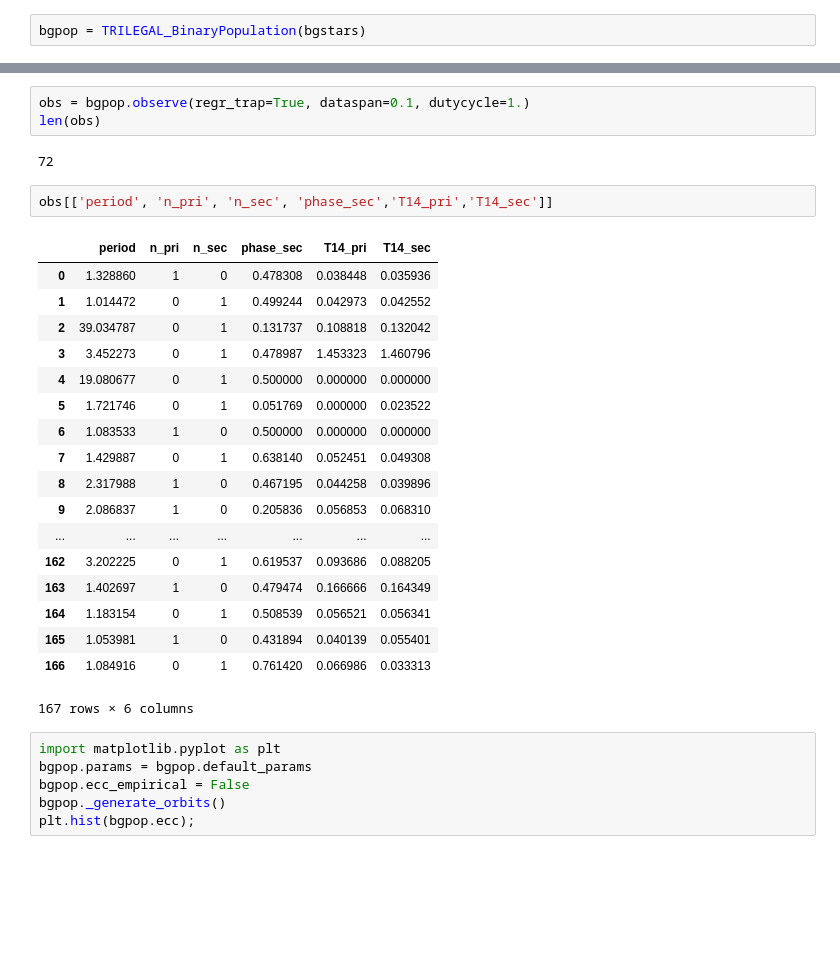
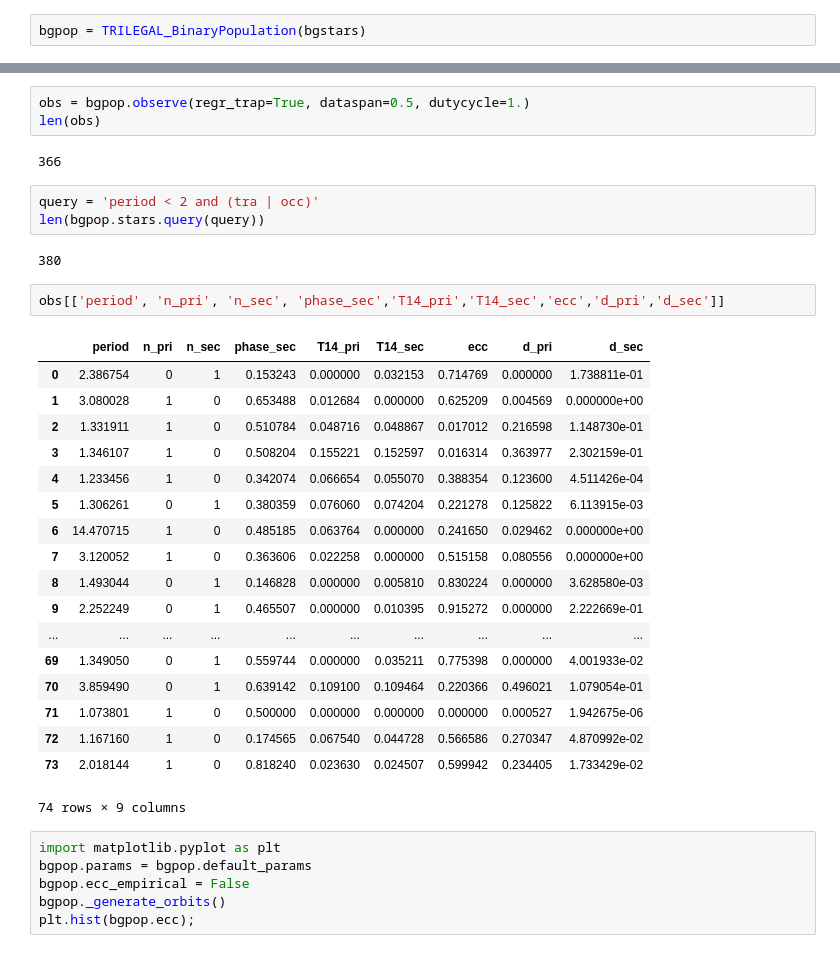
Before and after one commit to timothydmorton/exosyspop, a Jupyter notebook: Exploration.ipynb, the cells around one changed output, grey strips where cells are left out. Drawn from its saved outputs; the diff is of its cells as text; blank space fills up the shorter version.

```diff
--- a/Exploration.ipynb
+++ b/Exploration.ipynb
@@ -525,29 +525,34 @@ Slope trained: R2=0.984384684944
 # %%
-obs = bgpop.observe(regr_trap=True, dataspan=0.1, dutycycle=1.)
+obs = bgpop.observe(regr_trap=True, dataspan=0.5, dutycycle=1.)
 len(obs)
 # %% [output]
-72
+366
+# %%
+query = 'period < 2 and (tra | occ)'
+len(bgpop.stars.query(query))
+# %% [output]
+380
 # %%
-obs[['period', 'n_pri', 'n_sec', 'phase_sec','T14_pri','T14_sec']]
+obs[['period', 'n_pri', 'n_sec', 'phase_sec','T14_pri','T14_sec','ecc','d_pri','d_sec']]
 # %% [output]
-|  | period | n_pri | n_sec | phase_sec | T14_pri | T14_sec |
-| 0 | 1.328860 | 1 | 0 | 0.478308 | 0.038448 | 0.035936 |
-| 1 | 1.014472 | 0 | 1 | 0.499244 | 0.042973 | 0.042552 |
-| 2 | 39.034787 | 0 | 1 | 0.131737 | 0.108818 | 0.132042 |
-| 3 | 3.452273 | 0 | 1 | 0.478987 | 1.453323 | 1.460796 |
-| 4 | 19.080677 | 0 | 1 | 0.500000 | 0.000000 | 0.000000 |
-| 5 | 1.721746 | 0 | 1 | 0.051769 | 0.000000 | 0.023522 |
-| 6 | 1.083533 | 1 | 0 | 0.500000 | 0.000000 | 0.000000 |
-| 7 | 1.429887 | 0 | 1 | 0.638140 | 0.052451 | 0.049308 |
-| 8 | 2.317988 | 1 | 0 | 0.467195 | 0.044258 | 0.039896 |
-| 9 | 2.086837 | 1 | 0 | 0.205836 | 0.056853 | 0.068310 |
-| ... | ... | ... | ... | ... | ... | ... |
-| 162 | 3.202225 | 0 | 1 | 0.619537 | 0.093686 | 0.088205 |
-| 163 | 1.402697 | 1 | 0 | 0.479474 | 0.166666 | 0.164349 |
-| 164 | 1.183154 | 0 | 1 | 0.508539 | 0.056521 | 0.056341 |
-| 165 | 1.053981 | 1 | 0 | 0.431894 | 0.040139 | 0.055401 |
-| 166 | 1.084916 | 0 | 1 | 0.761420 | 0.066986 | 0.033313 |
+|  | period | n_pri | n_sec | phase_sec | T14_pri | T14_sec | ecc | d_pri | d_sec |
+| 0 | 2.386754 | 0 | 1 | 0.153243 | 0.000000 | 0.032153 | 0.714769 | 0.000000 | 1.738811e-01 |
+| 1 | 3.080028 | 1 | 0 | 0.653488 | 0.012684 | 0.000000 | 0.625209 | 0.004569 | 0.000000e+00 |
+| 2 | 1.331911 | 1 | 0 | 0.510784 | 0.048716 | 0.048867 | 0.017012 | 0.216598 | 1.148730e-01 |
+| 3 | 1.346107 | 1 | 0 | 0.508204 | 0.155221 | 0.152597 | 0.016314 | 0.363977 | 2.302159e-01 |
+| 4 | 1.233456 | 1 | 0 | 0.342074 | 0.066654 | 0.055070 | 0.388354 | 0.123600 | 4.511426e-04 |
+| 5 | 1.306261 | 0 | 1 | 0.380359 | 0.076060 | 0.074204 | 0.221278 | 0.125822 | 6.113915e-03 |
+| 6 | 14.470715 | 1 | 0 | 0.485185 | 0.063764 | 0.000000 | 0.241650 | 0.029462 | 0.000000e+00 |
+| 7 | 3.120052 | 1 | 0 | 0.363606 | 0.022258 | 0.000000 | 0.515158 | 0.080556 | 0.000000e+00 |
+| 8 | 1.493044 | 0 | 1 | 0.146828 | 0.000000 | 0.005810 | 0.830224 | 0.000000 | 3.628580e-03 |
+| 9 | 2.252249 | 0 | 1 | 0.465507 | 0.000000 | 0.010395 | 0.915272 | 0.000000 | 2.222669e-01 |
+| ... | ... | ... | ... | ... | ... | ... | ... | ... | ... |
+| 69 | 1.349050 | 0 | 1 | 0.559744 | 0.000000 | 0.035211 | 0.775398 | 0.000000 | 4.001933e-02 |
+| 70 | 3.859490 | 0 | 1 | 0.639142 | 0.109100 | 0.109464 | 0.220366 | 0.496021 | 1.079054e-01 |
+| 71 | 1.073801 | 1 | 0 | 0.500000 | 0.000000 | 0.000000 | 0.000000 | 0.000527 | 1.942675e-06 |
+| 72 | 1.167160 | 1 | 0 | 0.174565 | 0.067540 | 0.044728 | 0.566586 | 0.270347 | 4.870992e-02 |
+| 73 | 2.018144 | 1 | 0 | 0.818240 | 0.023630 | 0.024507 | 0.599942 | 0.234405 | 1.733429e-02 |
-167 rows × 6 columns
+74 rows × 9 columns
 # %%
 import matplotlib.pyplot as plt
 bgpop.params = bgpop.default_params
```
Also changed, not shown: parts of 2 cells of this notebook, 2 other files.
